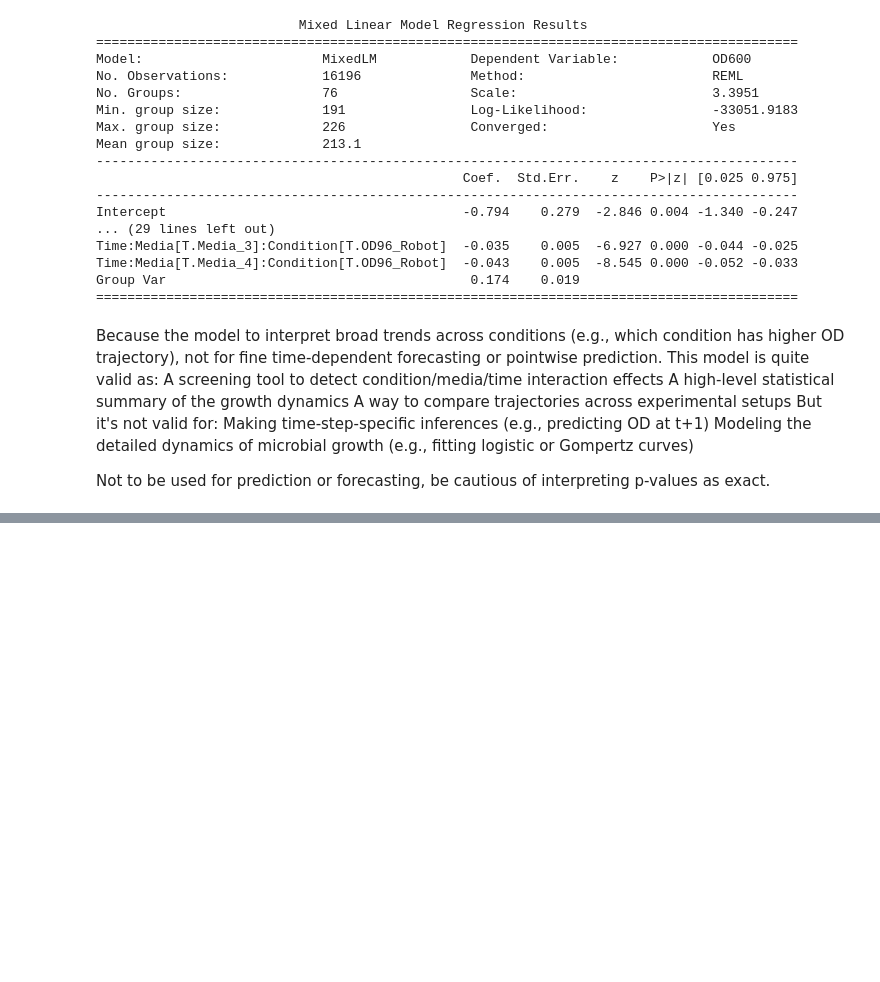
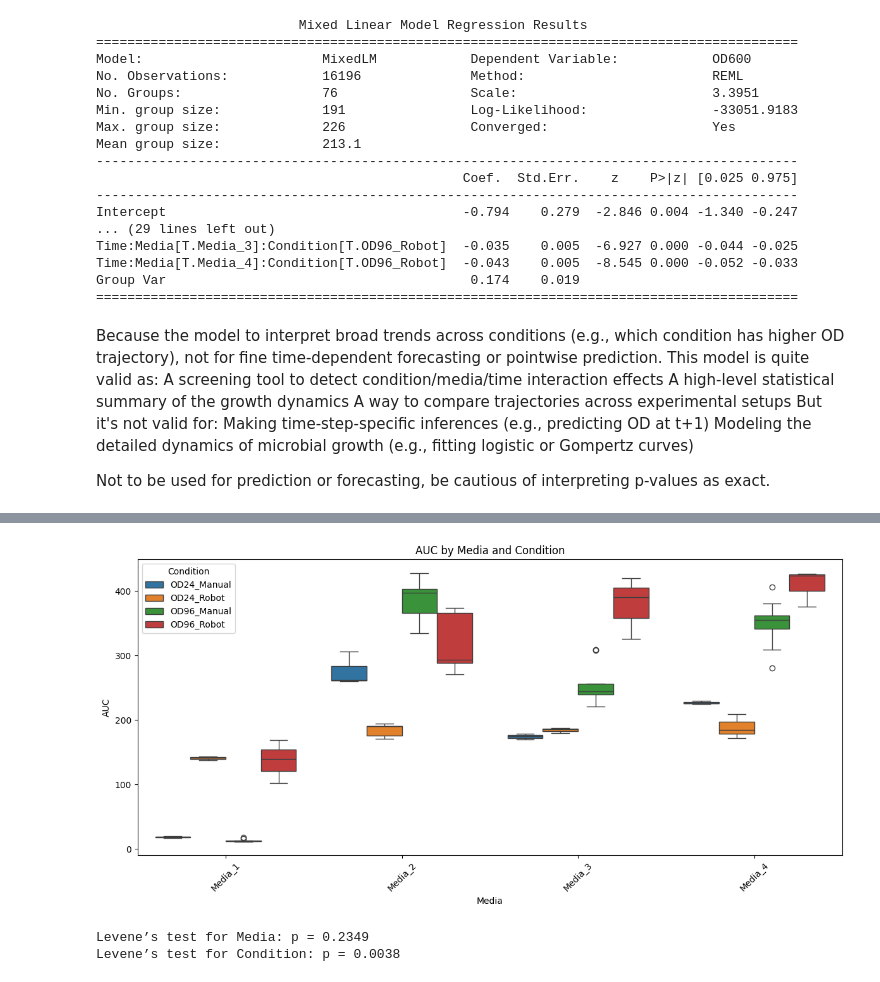
Before and after one commit to subarumuroi/Yarrowia_media_optimizer, a Jupyter notebook: Yarrowia Growth Profiler Pretest Report Outputs 2 LongformatAnalysis.ipynb, the cells around one changed output, grey strips where cells are left out. Drawn from its saved outputs; the diff is of its cells as text; code cells hidden in the pictures; blank space fills up the shorter version.

Commit message:
added stats for the report

```diff
--- a/Yarrowia Growth Profiler Pretest Report Outputs 2 LongformatAnalysis.ipynb
+++ b/Yarrowia Growth Profiler Pretest Report Outputs 2 LongformatAnalysis.ipynb
@@ -382,0 +399,16 @@ Not to be used for prediction or forecasting, be cautious of interpreting p-valu
+# %%
+import numpy as np
+
+
+group_cols = ['Media', 'Condition', 'Replicate']
+
+# Find the time when each replicate reached its maximum OD600
+max_time_per_curve = df.groupby(group_cols).apply(
+    lambda g: g.loc[g['OD600'].idxmax(), 'Time']
+)
+
+cutoff_time = np.percentile(max_time_per_curve, 80)
+
+print(f"Trimming curves at {cutoff_time:.2f} hours (80th percentile of peak times)")
+
+df_trimmed = df[df['Time'] <= cutoff_time].copy()
@@ -382,0 +417,13 @@ Not to be used for prediction or forecasting, be cautious of interpreting p-valu
+# %%
+from numpy import trapz
+
+# Group by each replicate curve
+group_cols = ['Media', 'Condition', 'Replicate']
+
+# Compute AUC using trapezoidal integration
+auc_df = (
+    df_trimmed
+    .groupby(group_cols)
+    .apply(lambda g: trapz(g.sort_values('Time')['OD600'], g.sort_values('Time')['Time']))
+    .reset_index(name='AUC')
+)
@@ -382,0 +451,26 @@ Not to be used for prediction or forecasting, be cautious of interpreting p-valu
+# %%
+
+plt.figure(figsize=(12, 6))
+sns.boxplot(data=auc_df, x='Media', y='AUC', hue='Condition')
+plt.title("AUC by Media and Condition")
+plt.xticks(rotation=45)
+plt.tight_layout()
+plt.show()
+# %% [output]
+[figure, added]
+# %%
+from scipy.stats import levene
+
+# Example: test variance across Media groups (ignoring Condition for now)
+groups = [group['AUC'].values for name, group in auc_df.groupby('Media')]
+
+stat, p = levene(*groups)
+print(f"Levene’s test for Media: p = {p:.4f}")
+
+groups = [group['AUC'].values for name, group in auc_df.groupby('Condition')]
+
+stat, p = levene(*groups)
+print(f"Levene’s test for Condition: p = {p:.4f}")
+# %% [output]
+Levene’s test for Media: p = 0.2349
+Levene’s test for Condition: p = 0.0038
```
Also changed, not shown: parts of 10 cells of this notebook.
